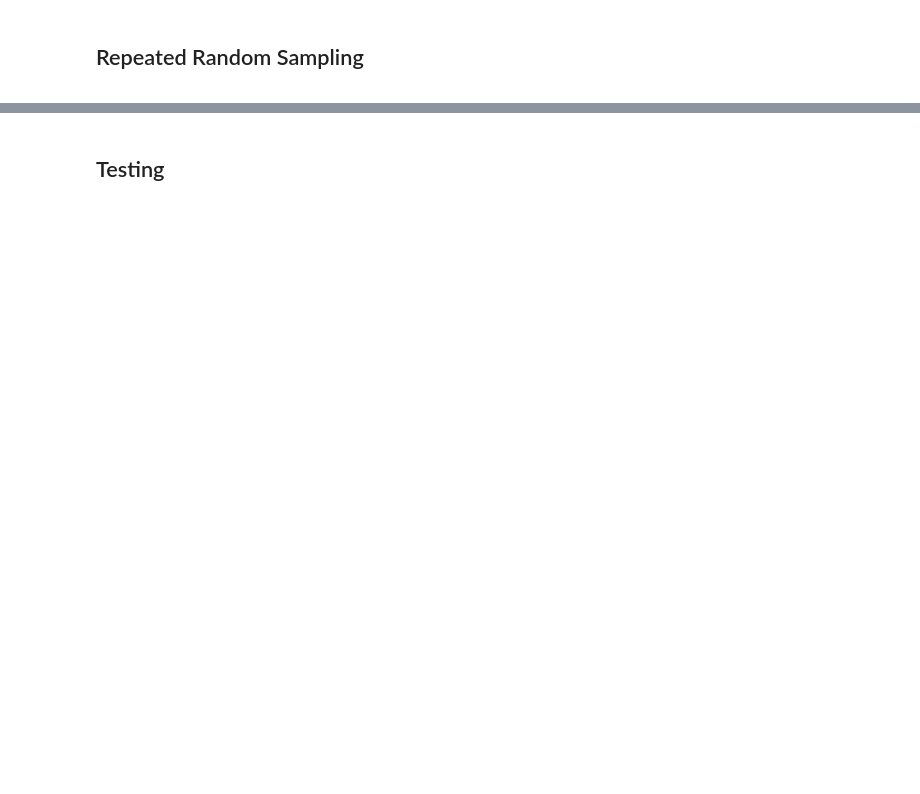
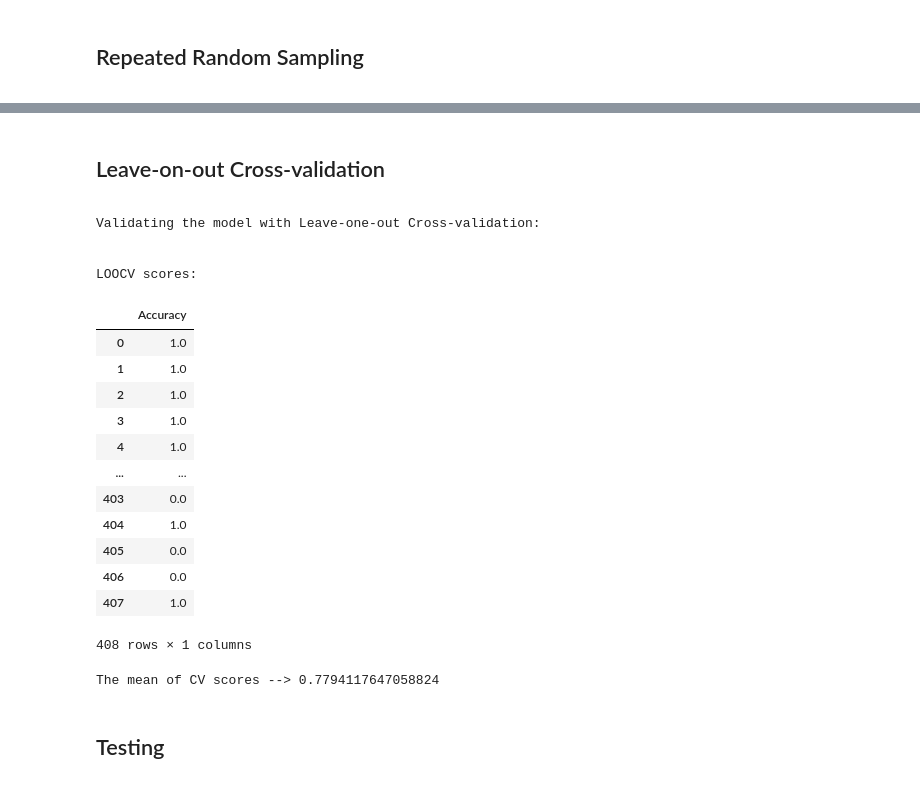
Before and after one commit to Ehsan-Behzadi/A-Machine-Learning-Approach-Using-the-Pima-Indians-Diabetes-Dataset, a Jupyter notebook: ML_model_Pima_Indians_Diabetes.ipynb, the cells around one changed output, grey strips where cells are left out. Cells and saved outputs as stored; diff of their text form; code cells hidden in the pictures; blank space fills up the shorter version.

Commit message:
Add two Model Validation methods: Cross-Validation and Leave-One-Out Cross-Validation

```diff
--- a/ML_model_Pima_Indians_Diabetes.ipynb
+++ b/ML_model_Pima_Indians_Diabetes.ipynb
@@ -786,3 +1168,47 @@ print('\n')
+# %% [markdown]
+<div id="loocv">
+	<h2>Leave-on-out Cross-validation</h2>
+</div>
+# %%
+# Leave-one-out Cross-validation (LOOCV)
+# Split the dataset into training and validating sets (80/20)
+x_train, x_val, y_train, y_val = train_test_split(X_train, Y_train, test_size=0.2, random_state=42)
+
+# Train a Naive Bayes classifier
+clf_nb_loocv = GaussianNB()
+# %%
+# Perform Leave-one-out Cross-validation
+LOOCV = LeaveOneOut()
+LOOCV_scores = cross_val_score(clf_nb_loocv, x_train, y_train, cv = LOOCV)
+LOOCV_scores_df = pd.DataFrame(LOOCV_scores, columns = ['Accuracy'])
+# %%
+# Evaluate model performance
+print('\nValidating the model with Leave-one-out Cross-validation:\n')
+print('\nLOOCV scores:\n')
+display(LOOCV_scores_df)
+
+accuracy_score_loocv = LOOCV_scores_df.Accuracy.mean()
+print('\nThe mean of CV scores -->', accuracy_score_loocv)
+print('\n')
+# %% [output]
+Validating the model with Leave-one-out Cross-validation:
+
+
+LOOCV scores:
+|  | Accuracy |
+| 0 | 1.0 |
+| 1 | 1.0 |
+| 2 | 1.0 |
+| 3 | 1.0 |
+| 4 | 1.0 |
+| ... | ... |
+| 403 | 0.0 |
+| 404 | 1.0 |
+| 405 | 0.0 |
+| 406 | 0.0 |
+| 407 | 1.0 |
+408 rows × 1 columns
+The mean of CV scores --> 0.7794117647058824
 # %% [markdown]
 <div id="test">
     <h2>Testing</h2>
```
Also changed, not shown: parts of 67 cells of this notebook.
